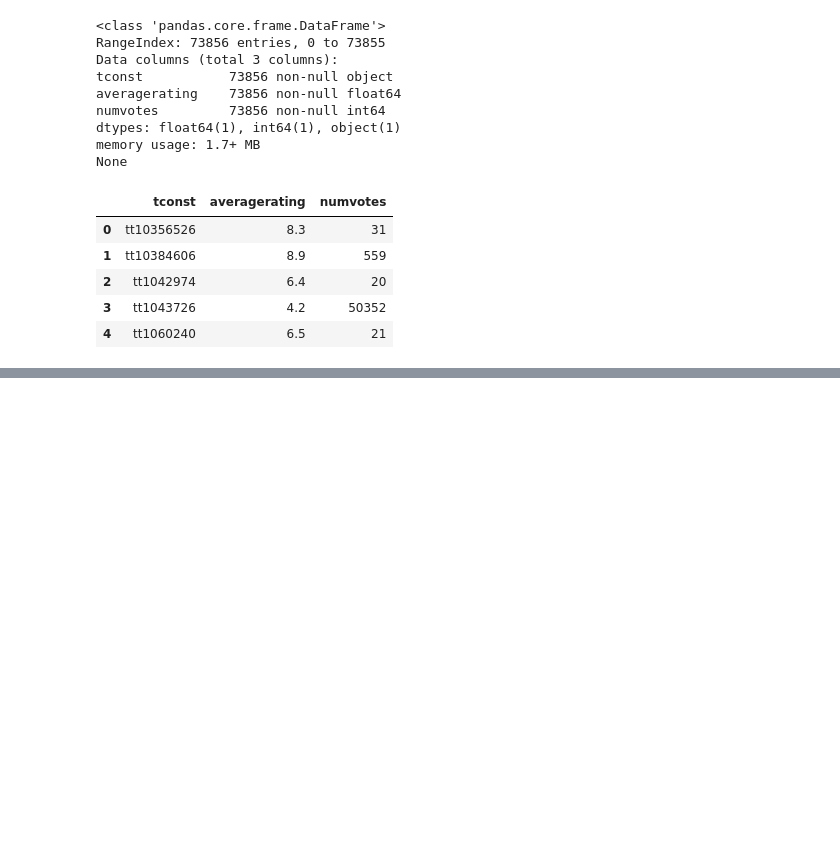
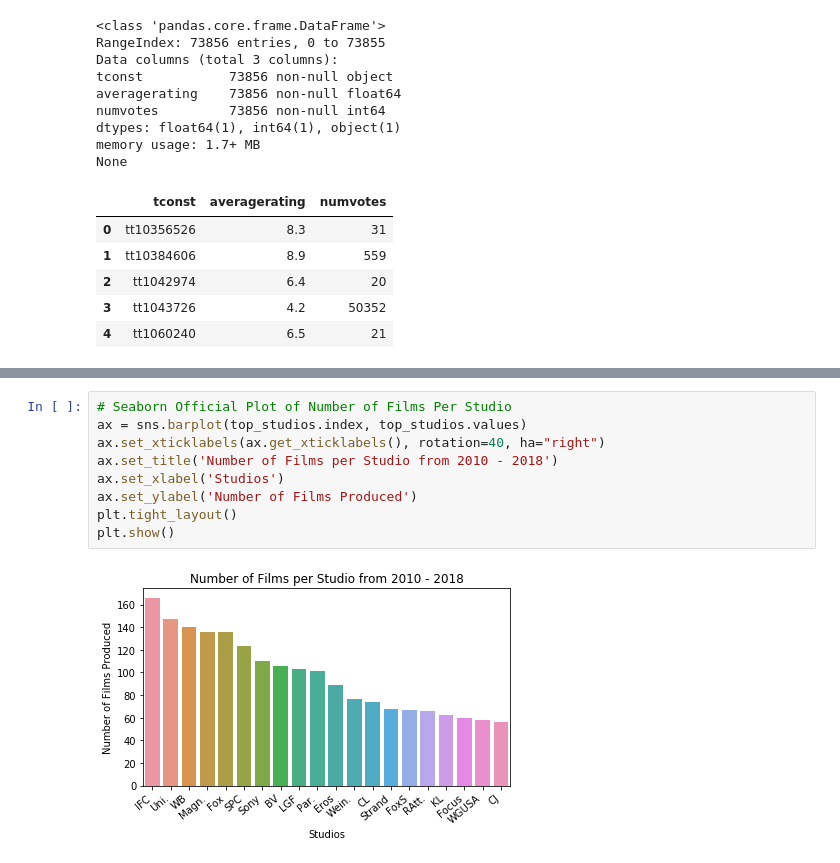
Before and after one commit to 99KHayes/Project_1_Mod_1_Hayes_Agodo, a Jupyter notebook: First_Project_1_Scatchpad.ipynb, the cells around one changed output, grey strips where cells are left out. Drawn from its saved outputs; the diff is of its cells as text; blank space fills up the shorter version.

```diff
--- a/First_Project_1_Scatchpad.ipynb
+++ b/First_Project_1_Scatchpad.ipynb
@@ -266,0 +342,11 @@ None
+# %%
+# Seaborn Official Plot of Number of Films Per Studio
+ax = sns.barplot(top_studios.index, top_studios.values)
+ax.set_xticklabels(ax.get_xticklabels(), rotation=40, ha="right")
+ax.set_title('Number of Films per Studio from 2010 - 2018')
+ax.set_xlabel('Studios')
+ax.set_ylabel('Number of Films Produced')
+plt.tight_layout()
+plt.show()
+# %% [output]
+[figure, added]
```
Also changed, not shown: parts of 8 cells of this notebook.
